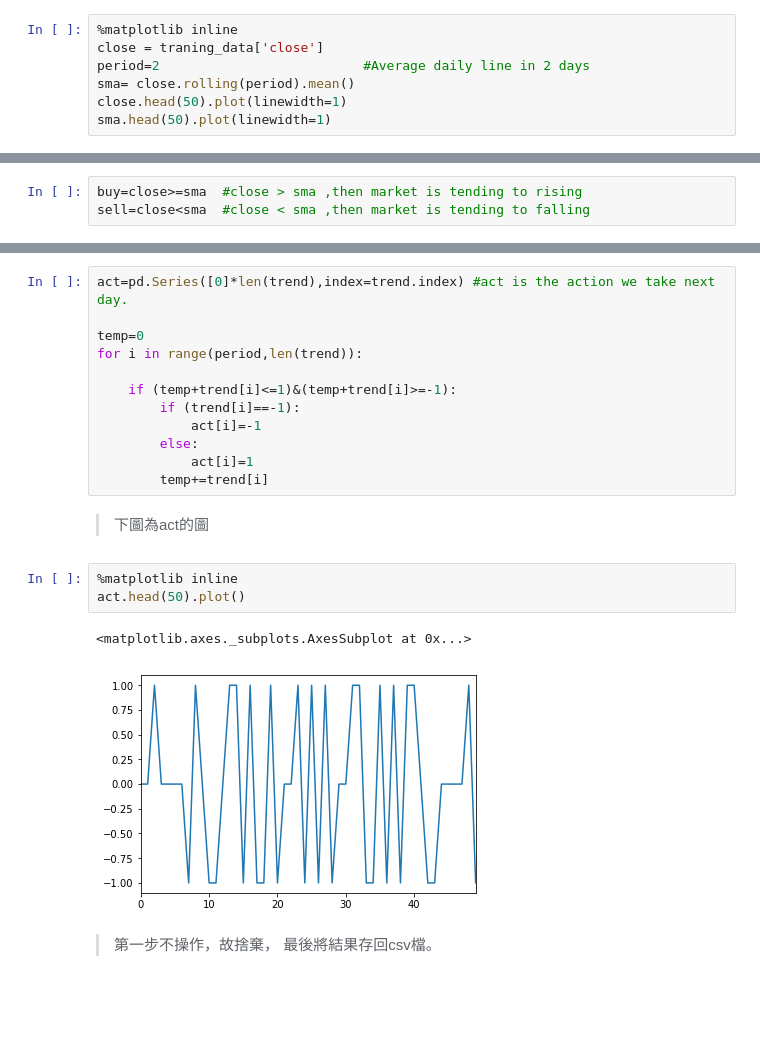
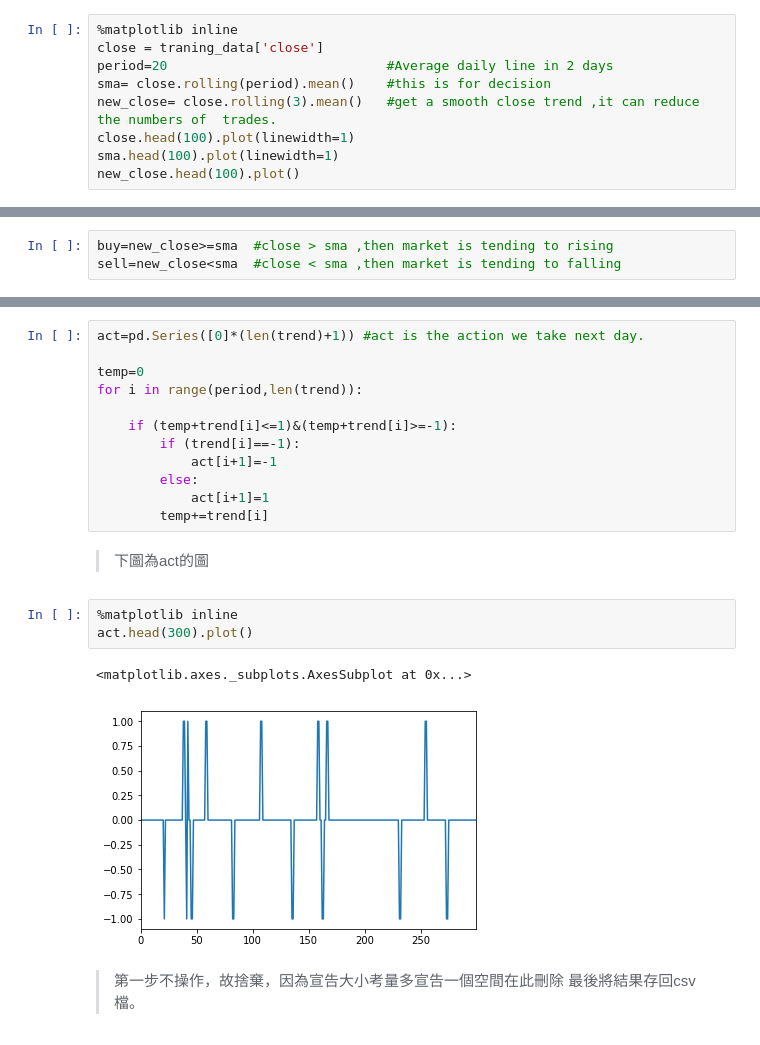
Before and after one commit to baker12355/Autotrading, a Jupyter notebook: HW1.ipynb, the cells around one changed output, grey strips where cells are left out. Saved outputs shown, nothing was run; the diff lists cells and outputs as text; blank space fills up the shorter version.

```diff
--- a/HW1.ipynb
+++ b/HW1.ipynb
@@ -21,9 +21,11 @@ traning_data.head()
 # %%
 %matplotlib inline
 close = traning_data['close']
-period=2                          #Average daily line in 2 days
-sma= close.rolling(period).mean()
-close.head(50).plot(linewidth=1)
-sma.head(50).plot(linewidth=1)
+period=20                            #Average daily line in 2 days
+sma= close.rolling(period).mean()    #this is for decision
+new_close= close.rolling(3).mean()   #get a smooth close trend ,it can reduce the numbers of  trades.
+close.head(100).plot(linewidth=1)
+sma.head(100).plot(linewidth=1)
+new_close.head(100).plot()
 # %% [output]
 <matplotlib.axes._subplots.AxesSubplot at 0x...>
@@ -35,8 +37,8 @@ sma.head(50).plot(linewidth=1)
 >if     close>均線  then buy
 >elif   close<均線  then sell
 # %%
-buy=close>=sma  #close > sma ,then market is tending to rising
-sell=close<sma  #close < sma ,then market is tending to falling
+buy=new_close>=sma  #close > sma ,then market is tending to rising
+sell=new_close<sma  #close < sma ,then market is tending to falling
 # %%
 trend=pd.Series([0]*len(buy),index=buy.index)
 trend[buy]=1
@@ -55,27 +57,27 @@ trend.head(50).plot()
 >進行股票的買、不動作、賣空，
 >分別代表1、0、-1
 # %%
-act=pd.Series([0]*len(trend),index=trend.index) #act is the action we take next day.
+act=pd.Series([0]*(len(trend)+1)) #act is the action we take next day.
 
 temp=0
 for i in range(period,len(trend)):
 
     if (temp+trend[i]<=1)&(temp+trend[i]>=-1):
         if (trend[i]==-1):
-            act[i]=-1
+            act[i+1]=-1
         else:
-            act[i]=1
+            act[i+1]=1
         temp+=trend[i]
 # %% [markdown]
 >下圖為act的圖
 # %%
 %matplotlib inline
-act.head(50).plot()
+act.head(300).plot()
 # %% [output]
 <matplotlib.axes._subplots.AxesSubplot at 0x...>
-[figure, old version]
+[figure, new version]
 # %% [markdown]
->第一步不操作，故捨棄，
+>第一步不操作，故捨棄，因為宣告大小考量多宣告一個空間在此刪除
 >最後將結果存回csv檔。
 # %%
 act.drop([0],inplace=True)
```
Also changed, not shown: parts of 4 cells of this notebook.
